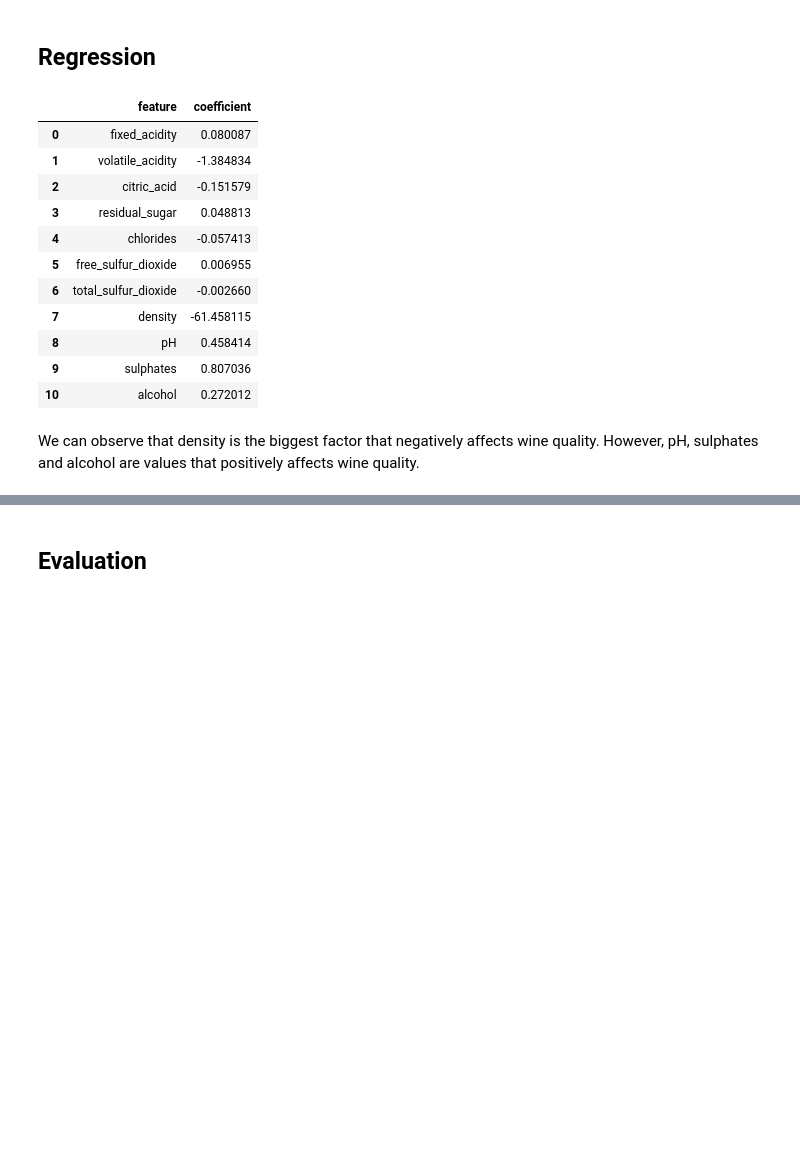
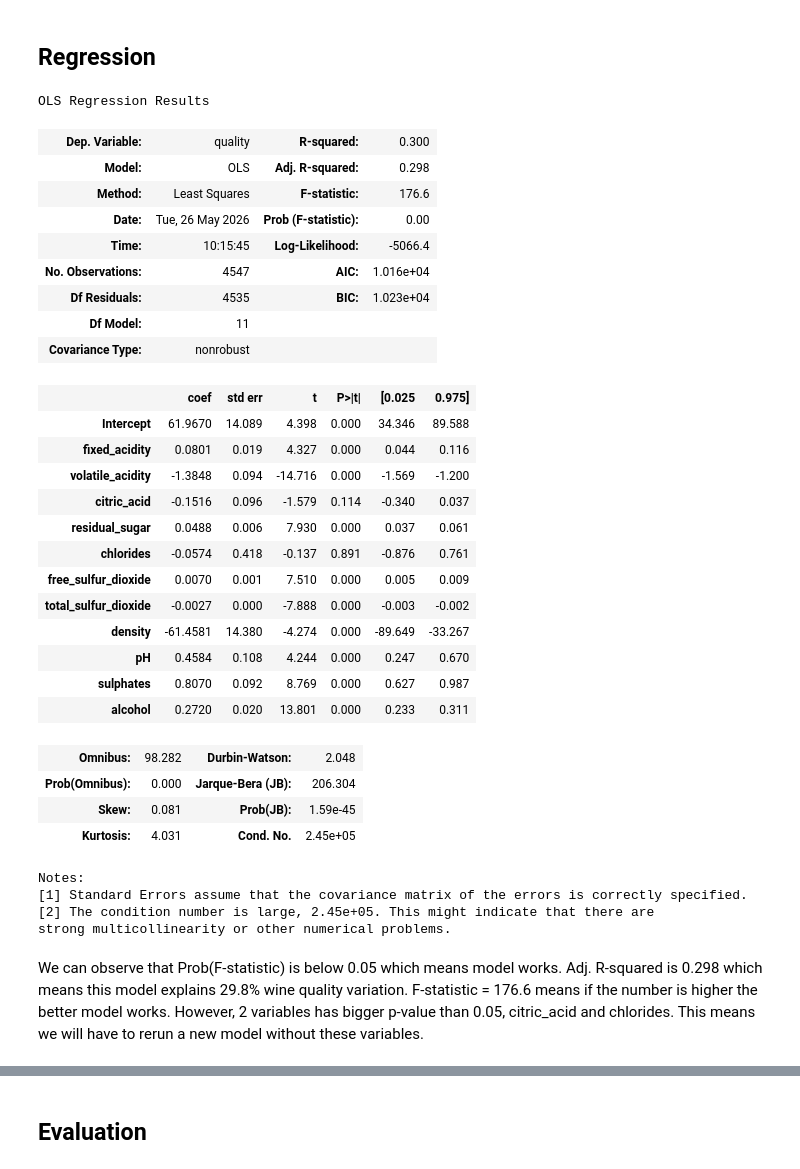
Before and after one commit to dmen04/DSA-6.1, a Jupyter notebook: src/Experiments.ipynb, the cells around one changed output, grey strips where cells are left out. Drawn from its saved outputs; the diff is of its cells as text; code cells hidden in the pictures; blank space fills up the shorter version.

Commit message:
updated regression, t-test

```diff
--- a/src/Experiments.ipynb
+++ b/src/Experiments.ipynb
@@ -270,25 +288,43 @@ The dataset was split into training and test sets. 70% of the data (4547 rows) w
 # %%
 # 1st model - 11 variables
 
-model1 = LinearRegression() # empty model
-model1.fit(X_train, y_train) # model training
-
-pd.DataFrame({'feature': X_train.columns, 'coefficient': model1.coef_}) # shows what model has learned
+model_sm1 = smf.ols('quality ~ fixed_acidity + volatile_acidity + citric_acid + residual_sugar + chlorides + free_sulfur_dioxide + total_sulfur_dioxide + density + pH + sulphates + alcohol', data=X_train.join(y_train)).fit()
+model_sm1.summary()
 # %% [output]
+OLS Regression Results
-|  | feature | coefficient |
-| 0 | fixed_acidity | 0.080087 |
-| 1 | volatile_acidity | -1.384834 |
-| 2 | citric_acid | -0.151579 |
-| 3 | residual_sugar | 0.048813 |
-| 4 | chlorides | -0.057413 |
-| 5 | free_sulfur_dioxide | 0.006955 |
-| 6 | total_sulfur_dioxide | -0.002660 |
-| 7 | density | -61.458115 |
-| 8 | pH | 0.458414 |
-| 9 | sulphates | 0.807036 |
-| 10 | alcohol | 0.272012 |
+| Dep. Variable: | quality | R-squared: | 0.300 |
+| Model: | OLS | Adj. R-squared: | 0.298 |
+| Method: | Least Squares | F-statistic: | 176.6 |
+| Date: | Tue, 26 May 2026 | Prob (F-statistic): | 0.00 |
+| Time: | 10:15:45 | Log-Likelihood: | -5066.4 |
+| No. Observations: | 4547 | AIC: | 1.016e+04 |
+| Df Residuals: | 4535 | BIC: | 1.023e+04 |
+| Df Model: | 11 |  |  |
+| Covariance Type: | nonrobust |  |  |
+|  | coef | std err | t | P>|t| | [0.025 | 0.975] |
+| Intercept | 61.9670 | 14.089 | 4.398 | 0.000 | 34.346 | 89.588 |
+| fixed_acidity | 0.0801 | 0.019 | 4.327 | 0.000 | 0.044 | 0.116 |
+| volatile_acidity | -1.3848 | 0.094 | -14.716 | 0.000 | -1.569 | -1.200 |
+| citric_acid | -0.1516 | 0.096 | -1.579 | 0.114 | -0.340 | 0.037 |
+| residual_sugar | 0.0488 | 0.006 | 7.930 | 0.000 | 0.037 | 0.061 |
+| chlorides | -0.0574 | 0.418 | -0.137 | 0.891 | -0.876 | 0.761 |
+| free_sulfur_dioxide | 0.0070 | 0.001 | 7.510 | 0.000 | 0.005 | 0.009 |
+| total_sulfur_dioxide | -0.0027 | 0.000 | -7.888 | 0.000 | -0.003 | -0.002 |
+| density | -61.4581 | 14.380 | -4.274 | 0.000 | -89.649 | -33.267 |
+| pH | 0.4584 | 0.108 | 4.244 | 0.000 | 0.247 | 0.670 |
+| sulphates | 0.8070 | 0.092 | 8.769 | 0.000 | 0.627 | 0.987 |
+| alcohol | 0.2720 | 0.020 | 13.801 | 0.000 | 0.233 | 0.311 |
+| Omnibus: | 98.282 | Durbin-Watson: | 2.048 |
+| Prob(Omnibus): | 0.000 | Jarque-Bera (JB): | 206.304 |
+| Skew: | 0.081 | Prob(JB): | 1.59e-45 |
+| Kurtosis: | 4.031 | Cond. No. | 2.45e+05 |
+Notes:
+[1] Standard Errors assume that the covariance matrix of the errors is correctly specified.
+[2] The condition number is large, 2.45e+05. This might indicate that there are
+strong multicollinearity or other numerical problems.
 # %% [markdown]
-We can observe that density is the biggest factor that negatively affects wine quality. However, pH, sulphates and alcohol are values that positively affects wine quality.
+We can observe that Prob(F-statistic) is below 0.05 which means model works. Adj. R-squared is 0.298 which means this model explains 29.8% wine quality variation. F-statistic = 176.6 means if the number is higher the better model works.
+However, 2 variables has bigger p-value than 0.05, citric_acid and chlorides. This means we will have to rerun a new model without these variables.
 # %%
 # 2nd model - 2 variables
 
```
Also changed, not shown: parts of 11 cells of this notebook, 1 other file.
